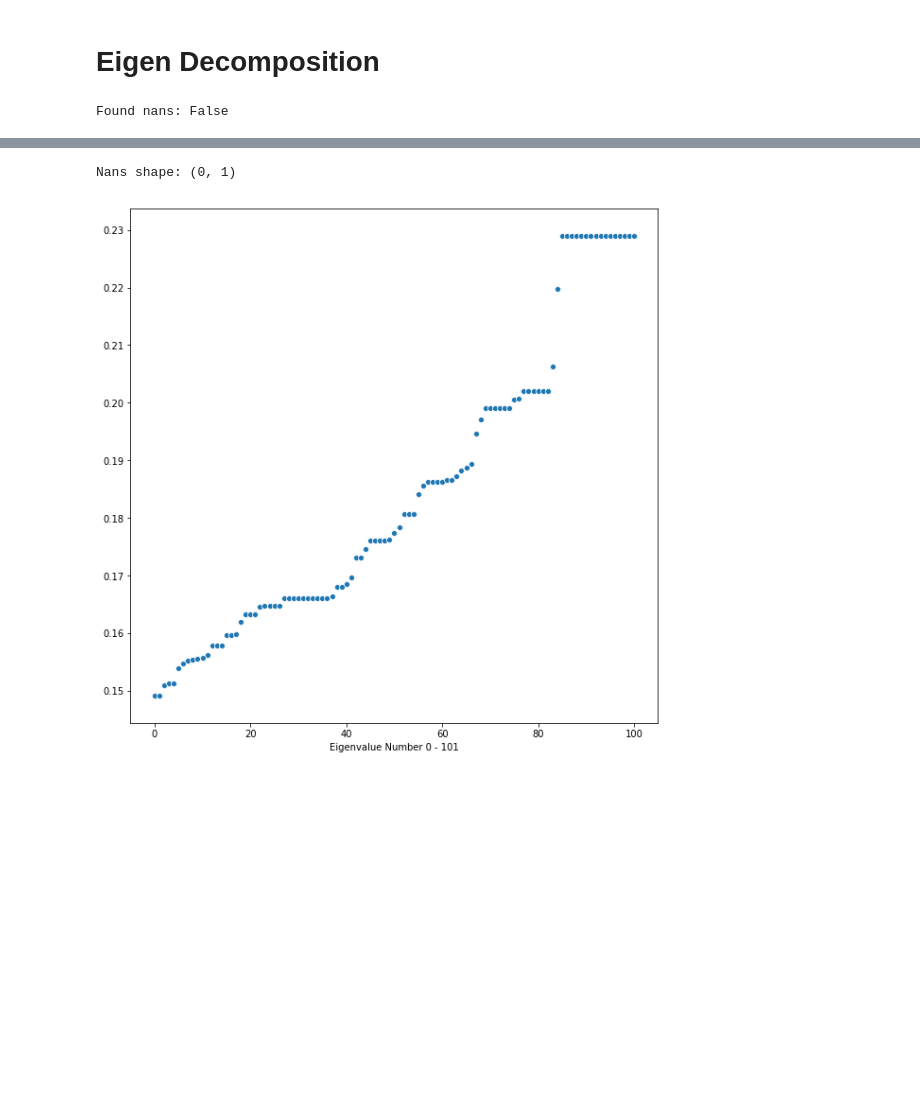
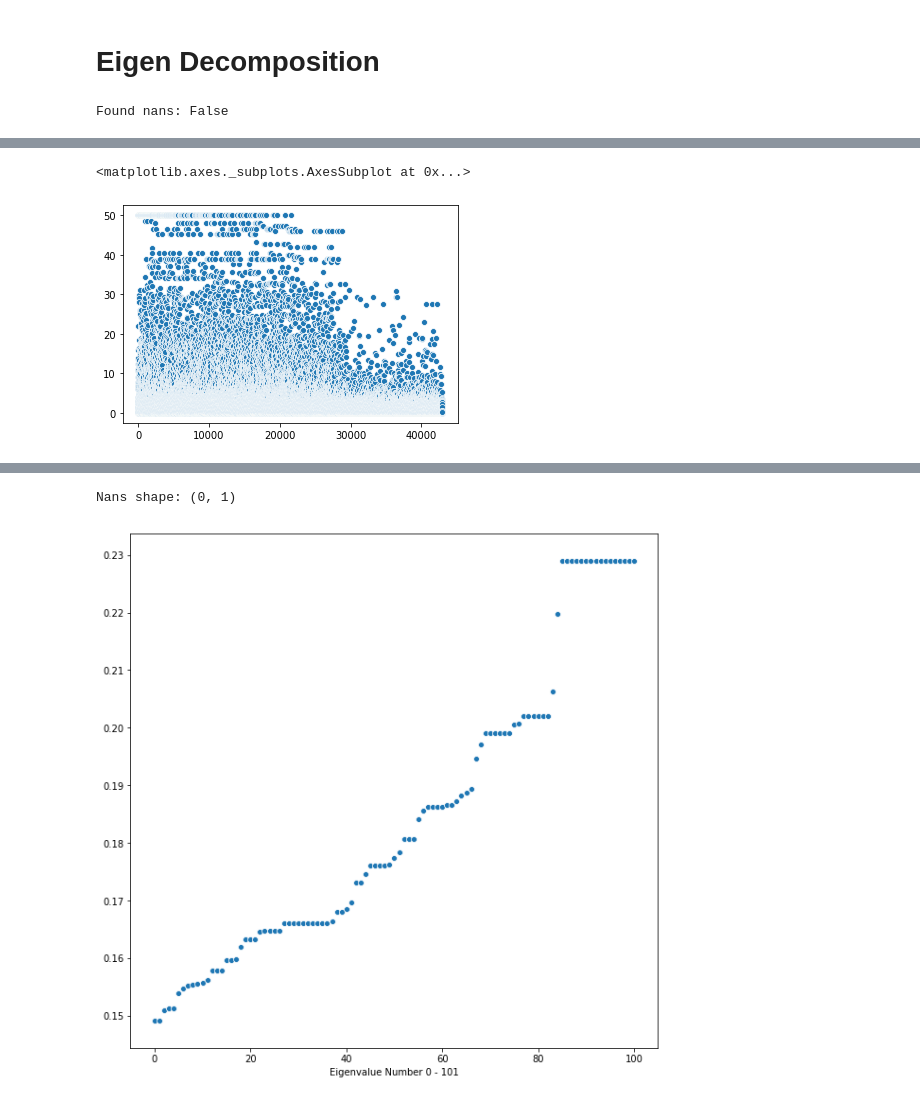
Before and after one commit to ashea2nd/VAE-EHR, a Jupyter notebook: experiments/200306_spectral_analysis/spectral_clustering.ipynb, the cells around one changed output, grey strips where cells are left out. Saved outputs shown, nothing was run; the diff lists cells and outputs as text; code cells hidden in the pictures; blank space fills up the shorter version.

```diff
--- a/experiments/200306_spectral_analysis/spectral_clustering.ipynb
+++ b/experiments/200306_spectral_analysis/spectral_clustering.ipynb
@@ -154,0 +212,8 @@ Found nans: False
+# %%
+D_diag = np.array(D[np.nonzero(D)]).flatten()
+A_nz = np.array(A[np.nonzero(A)]).flatten()
+# %%
+sns.scatterplot(range(D_diag.shape[0]), D_diag)
+# %% [output]
+<matplotlib.axes._subplots.AxesSubplot at 0x...>
+[figure, added]
```
Also changed, not shown: parts of 14 cells of this notebook, 1 other file.
